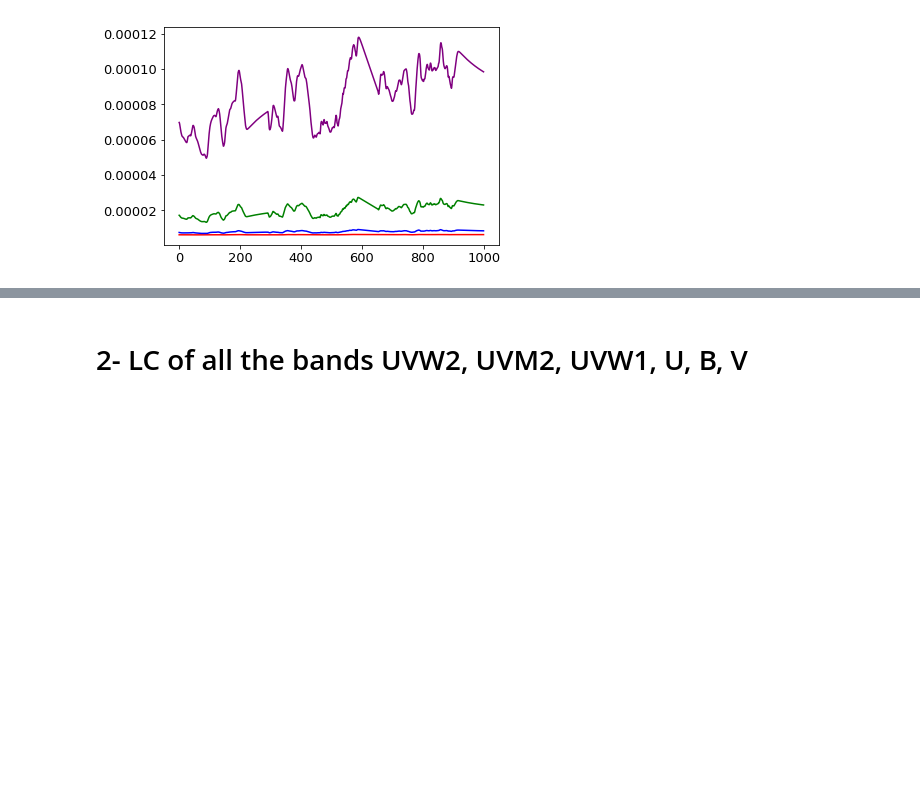
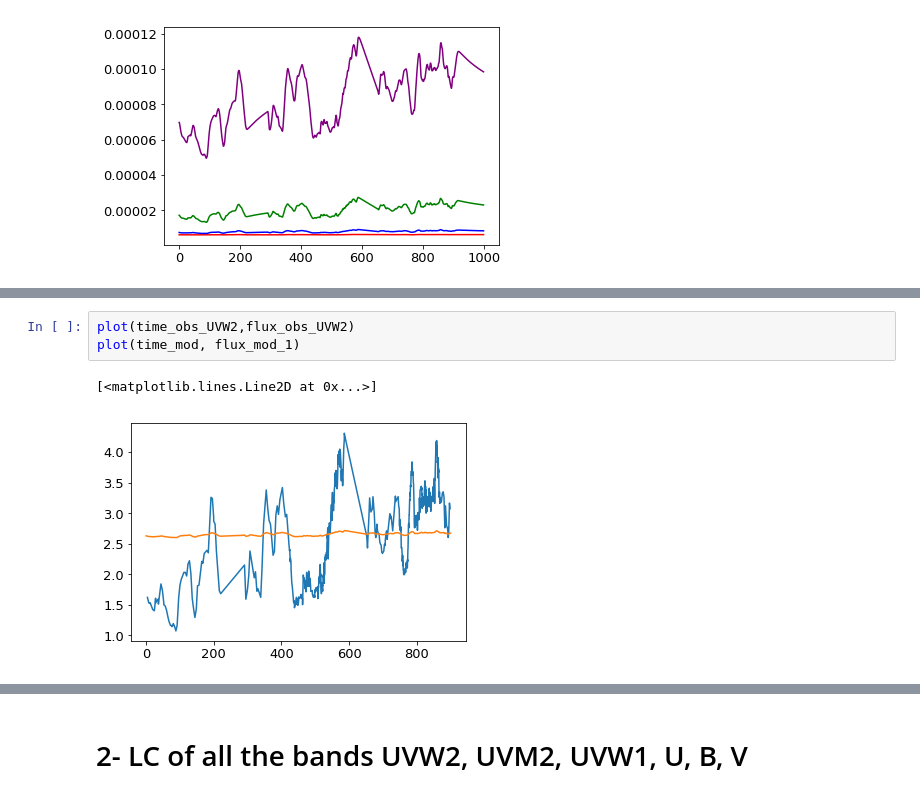
Before and after one commit to husnedereli/Reprocessing_disk, a Jupyter notebook: Compute_UVW2_LC_fitted_with_ADmodel.ipynb, the cells around one changed output, grey strips where cells are left out. Drawn from its saved outputs; the diff is of its cells as text; blank space fills up the shorter version.

```diff
--- a/Compute_UVW2_LC_fitted_with_ADmodel.ipynb
+++ b/Compute_UVW2_LC_fitted_with_ADmodel.ipynb
@@ -245,0 +340,6 @@ plt.plot(t, flux0*clight*(2120), color = "red")
+# %%
+plot(time_obs_UVW2,flux_obs_UVW2)
+plot(time_mod, flux_mod_1)
+# %% [output]
+[<matplotlib.lines.Line2D at 0x...>]
+[figure, added]
```
Also changed, not shown: parts of 58 cells of this notebook, 4 other files.
